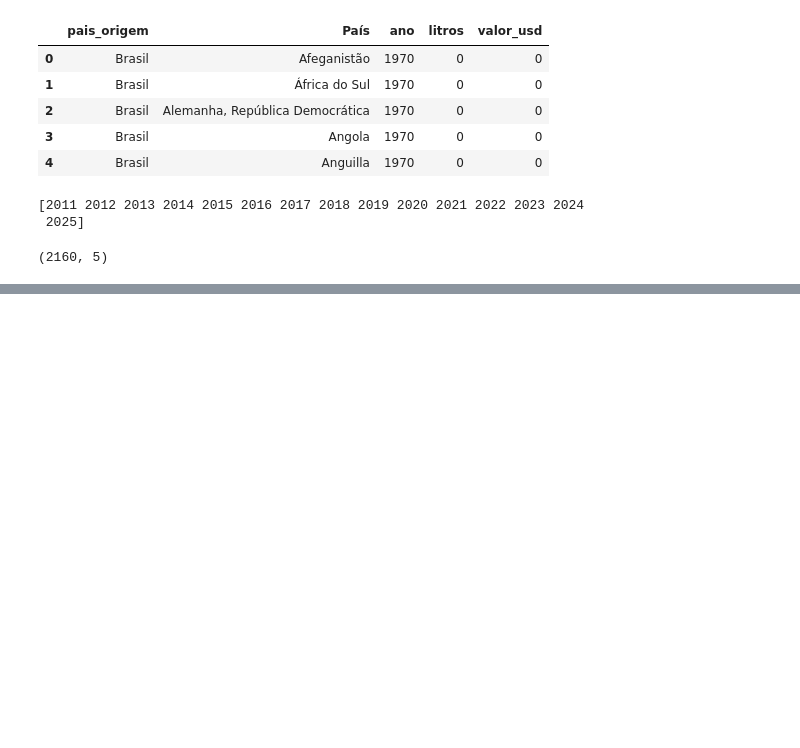
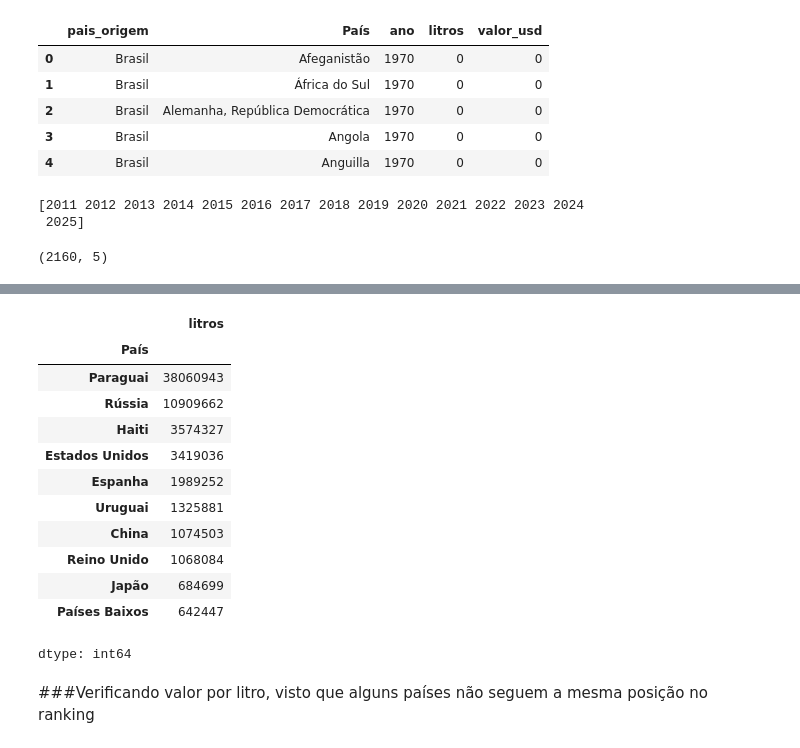
Before and after one commit to gilzeraz/brazil-wine-exports-analysis, a Jupyter notebook: notebooks/wine_exports_analysis.ipynb, the cells around one changed output, grey strips where cells are left out. Saved outputs shown, nothing was run; the diff lists cells and outputs as text; code cells hidden in the pictures; blank space fills up the shorter version.

```diff
--- a/notebooks/wine_exports_analysis.ipynb
+++ b/notebooks/wine_exports_analysis.ipynb
@@ -146,0 +169,18 @@ print(df_long.shape)
+# %%
+por_pais_litros.head(10)
+# %% [output]
+|  | litros |
+| País |  |
+| Paraguai | 38060943 |
+| Rússia | 10909662 |
+| Haiti | 3574327 |
+| Estados Unidos | 3419036 |
+| Espanha | 1989252 |
+| Uruguai | 1325881 |
+| China | 1074503 |
+| Reino Unido | 1068084 |
+| Japão | 684699 |
+| Países Baixos | 642447 |
+dtype: int64
+# %% [markdown]
+###Verificando valor por litro, visto que alguns países não seguem a mesma posição no ranking
```
Also changed, not shown: parts of 9 cells of this notebook.
